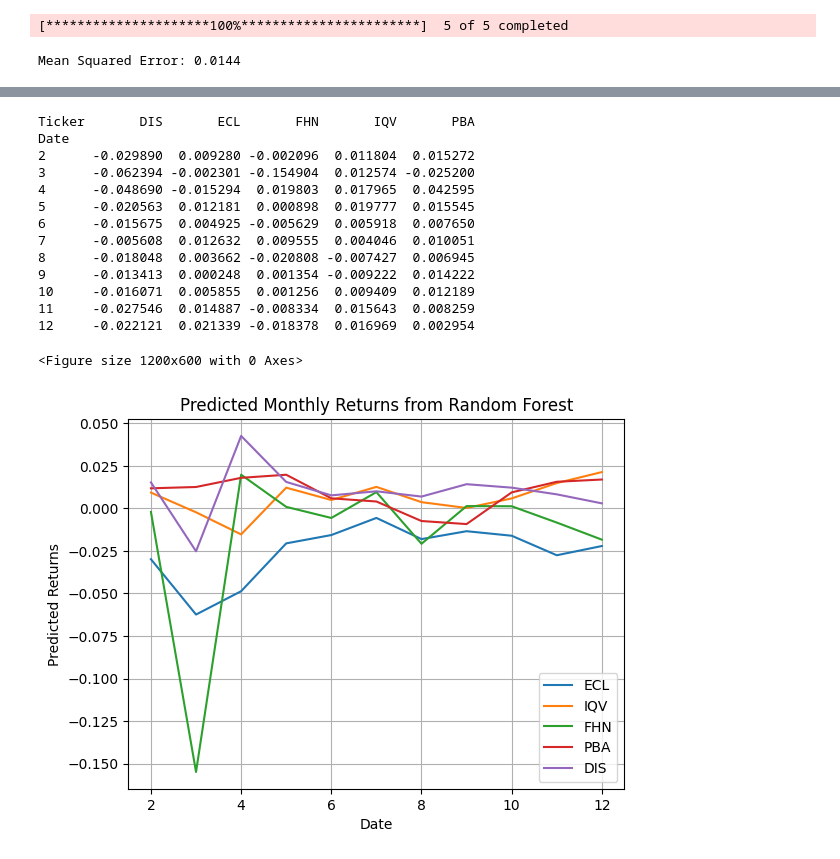
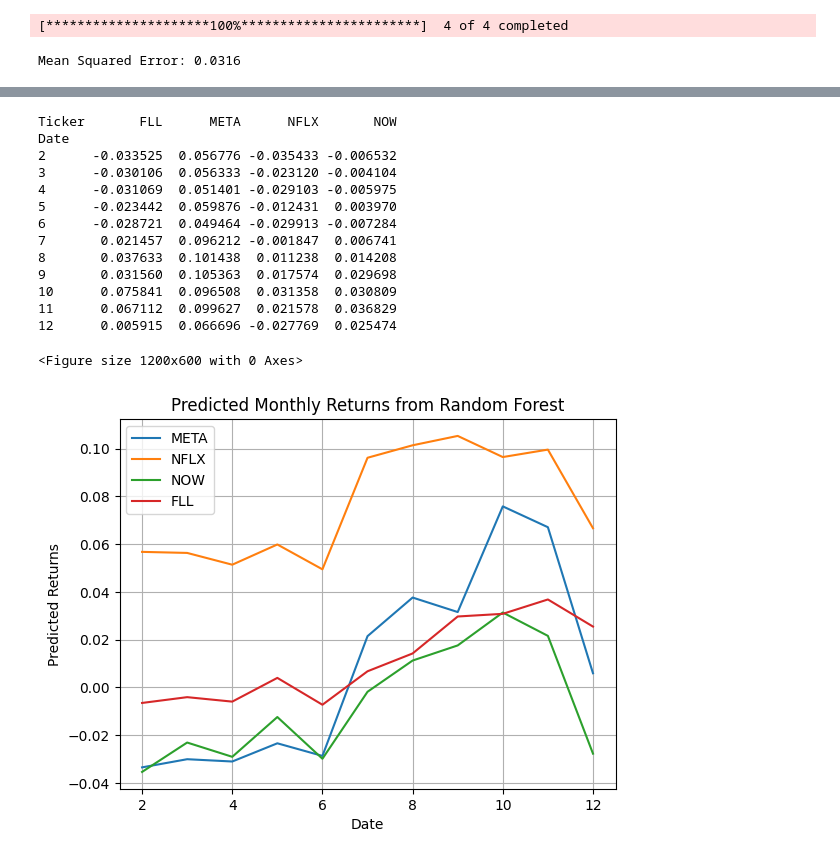
Before and after one commit to a4kulshr/quantaco, a Jupyter notebook: Political trading/polstocks.ipynb, the cells around one changed output, grey strips where cells are left out. Cells and saved outputs as stored; diff of their text form; code cells hidden in the pictures.

```diff
--- a/Political trading/polstocks.ipynb
+++ b/Political trading/polstocks.ipynb
@@ -40,7 +41,7 @@ from sklearn.model_selection import train_test_split
 from sklearn.metrics import mean_squared_error
 # Prepare the data for Random Forest
 
-stocks = ['ECL', 'IQV', 'FHN', 'PBA', 'DIS']
+stocks = ['META', 'NFLX', 'NOW', 'FLL']
 df = yf.download(stocks, start='2020-01-01', end='2025-01-01')['Close']
 df = df.resample('M').last()
 monthly_returns = df.pct_change().dropna()
@@ -90,5 +91,5 @@ plt.legend(stocks)
 plt.grid()
 plt.show()
 # %% [output]
-[*********************100%***********************]  5 of 5 completed
+[*********************100%***********************]  4 of 4 completed
-Mean Squared Error: 0.0144
+Mean Squared Error: 0.0316
@@ -96,18 +97,18 @@ Mean Squared Error: 0.0144
-Ticker       DIS       ECL       FHN       IQV       PBA
+Ticker       FLL      META      NFLX       NOW
 Date
-2      -0.029890  0.009280 -0.002096  0.011804  0.015272
-3      -0.062394 -0.002301 -0.154904  0.012574 -0.025200
-4      -0.048690 -0.015294  0.019803  0.017965  0.042595
-5      -0.020563  0.012181  0.000898  0.019777  0.015545
-6      -0.015675  0.004925 -0.005629  0.005918  0.007650
-7      -0.005608  0.012632  0.009555  0.004046  0.010051
-8      -0.018048  0.003662 -0.020808 -0.007427  0.006945
-9      -0.013413  0.000248  0.001354 -0.009222  0.014222
-10     -0.016071  0.005855  0.001256  0.009409  0.012189
-11     -0.027546  0.014887 -0.008334  0.015643  0.008259
-12     -0.022121  0.021339 -0.018378  0.016969  0.002954
+2      -0.033525  0.056776 -0.035433 -0.006532
+3      -0.030106  0.056333 -0.023120 -0.004104
+4      -0.031069  0.051401 -0.029103 -0.005975
+5      -0.023442  0.059876 -0.012431  0.003970
+6      -0.028721  0.049464 -0.029913 -0.007284
+7       0.021457  0.096212 -0.001847  0.006741
+8       0.037633  0.101438  0.011238  0.014208
+9       0.031560  0.105363  0.017574  0.029698
+10      0.075841  0.096508  0.031358  0.030809
+11      0.067112  0.099627  0.021578  0.036829
+12      0.005915  0.066696 -0.027769  0.025474
 <Figure size 1200x600 with 0 Axes>
-[figure, old version]
+[figure, new version]
 # %%
 #plot the importance of each stock
 importances = rf_model.feature_importances_
```
Also changed, not shown: parts of 6 cells of this notebook, 7 other files.
